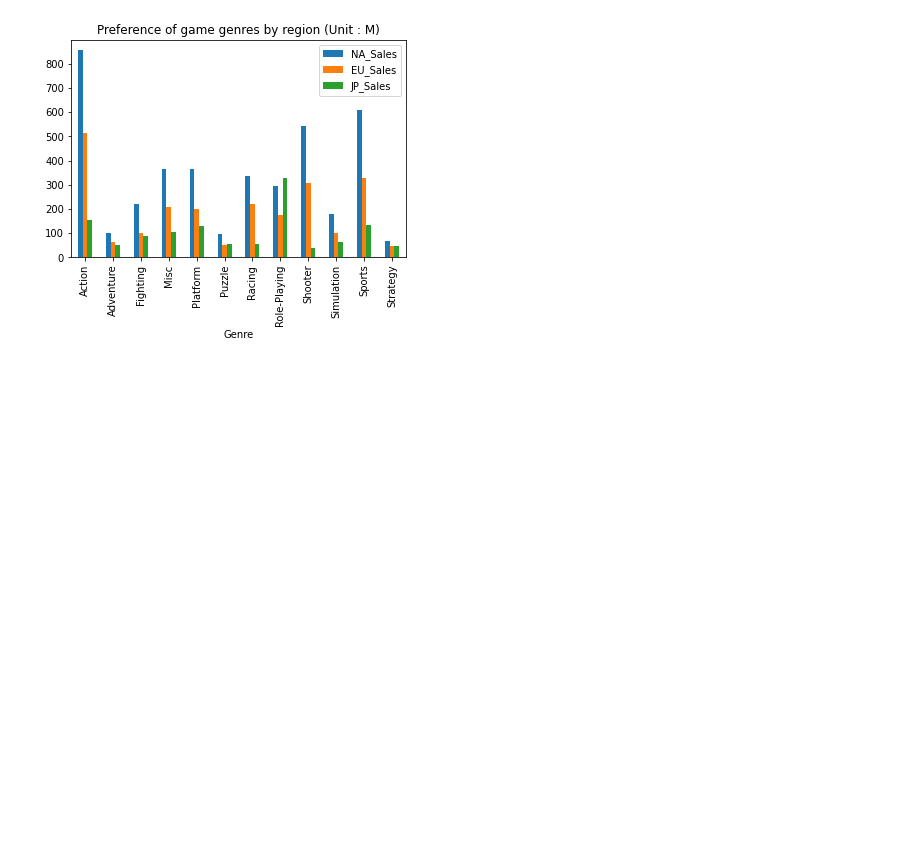
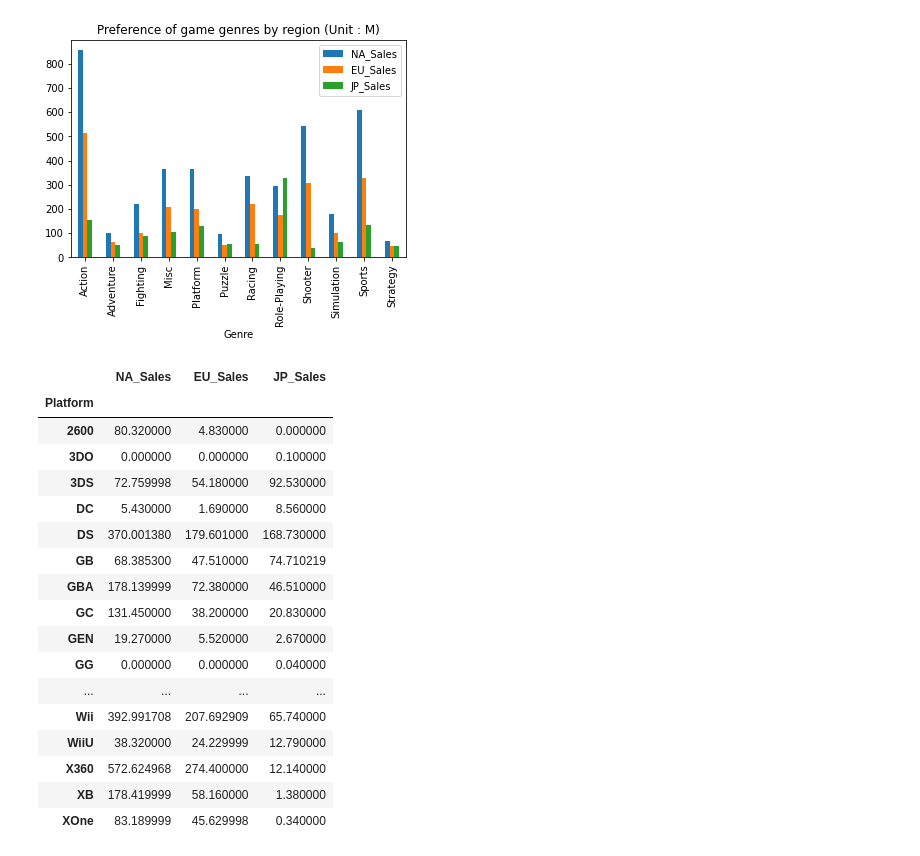
Before and after one commit to threegenie/vgames_project, a Jupyter notebook: game_data.ipynb, the cells around one changed output. Cells and saved outputs as stored; diff of their text form; code cells hidden in the pictures; blank space fills up the shorter version.

```diff
--- a/game_data.ipynb
+++ b/game_data.ipynb
@@ -241,4 +241,30 @@ plt.title('Preference of game genres by region (Unit : M)')
 # %% [output]
 Text(0.5, 1.0, 'Preference of game genres by region (Unit : M)')
 [figure]
+# %%
+#지역별 게임 플랫폼 선호도
+
+#유럽의 게임 플랫폼 선호도 - 매출액 비교
+pf = df[['Platform','NA_Sales','EU_Sales','JP_Sales']]
+pf = pf.groupby('Platform').sum()/1000000
+pf
+# %% [output]
+|  | NA_Sales | EU_Sales | JP_Sales |
+| Platform |  |  |  |
+| 2600 | 80.320000 | 4.830000 | 0.000000 |
+| 3DO | 0.000000 | 0.000000 | 0.100000 |
+| 3DS | 72.759998 | 54.180000 | 92.530000 |
+| DC | 5.430000 | 1.690000 | 8.560000 |
+| DS | 370.001380 | 179.601000 | 168.730000 |
+| GB | 68.385300 | 47.510000 | 74.710219 |
+| GBA | 178.139999 | 72.380000 | 46.510000 |
+| GC | 131.450000 | 38.200000 | 20.830000 |
+| GEN | 19.270000 | 5.520000 | 2.670000 |
+| GG | 0.000000 | 0.000000 | 0.040000 |
+| ... | ... | ... | ... |
+| Wii | 392.991708 | 207.692909 | 65.740000 |
+| WiiU | 38.320000 | 24.229999 | 12.790000 |
+| X360 | 572.624968 | 274.400000 | 12.140000 |
+| XB | 178.419999 | 58.160000 | 1.380000 |
+| XOne | 83.189999 | 45.629998 | 0.340000 |
 # %%
```
Also changed, not shown: parts of 4 cells of this notebook.
